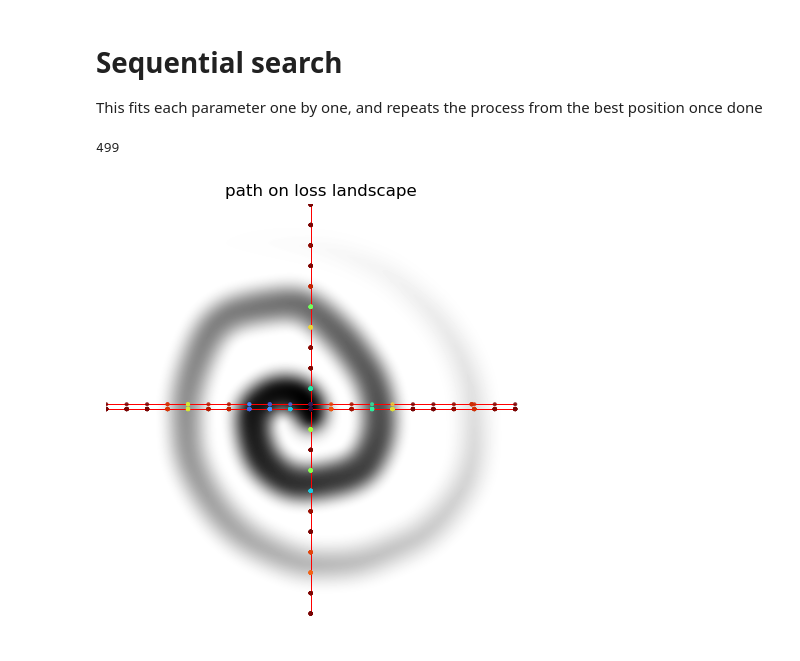
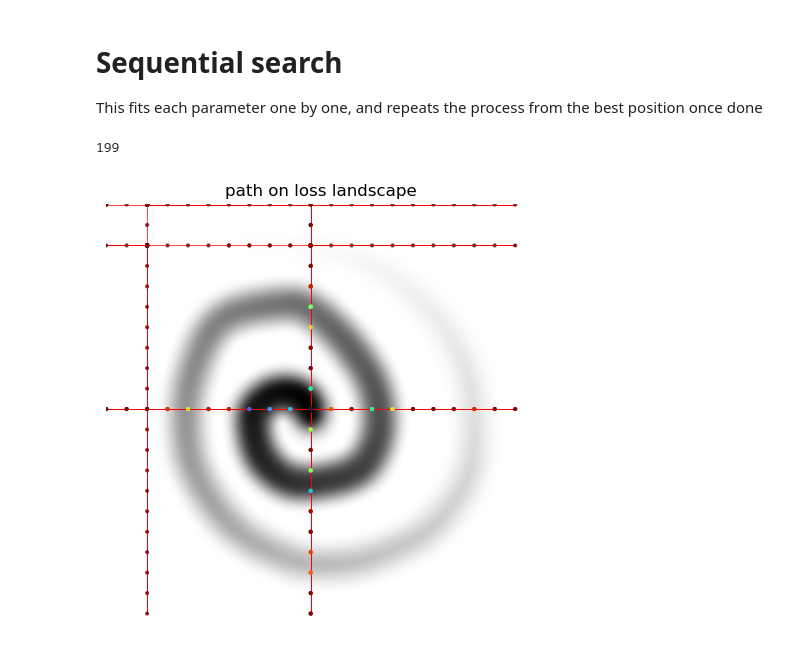
Before and after one commit to inikishev/torchzero-old, a Jupyter notebook: notebooks/grid search.ipynb, the cells around one changed output. Drawn from its saved outputs; the diff is of its cells as text; code cells hidden in the pictures.

```diff
--- a/notebooks/grid search.ipynb
+++ b/notebooks/grid search.ipynb
@@ -28,15 +27,15 @@ plt.scatter(*zip(*descent.get_coord_history_pixels()), c=descent.loss_history, c
 # Sequential search
 This fits each parameter one by one, and repeats the process from the best position once done
 # %%
-descent = ImageDescent(image, coords=(915, 500))
+descent = ImageDescent(image, coords=(0, 0))
 losses = []
 optimizer = SequentialSearch(descent.parameters(), 0.1, (-1,1))
-for i in range(500):
+for i in range(200):
     print(i, end='\r')
     optimizer.step(descent.step_nograd)
     loss = descent.step_nograd()
     losses.append(loss)
 descent.plot_path()
 # %% [output]
-499
+199
-[figure, old version]
+[figure, new version]
```
Also changed, not shown: parts of 1 cell of this notebook, 7 other files.
